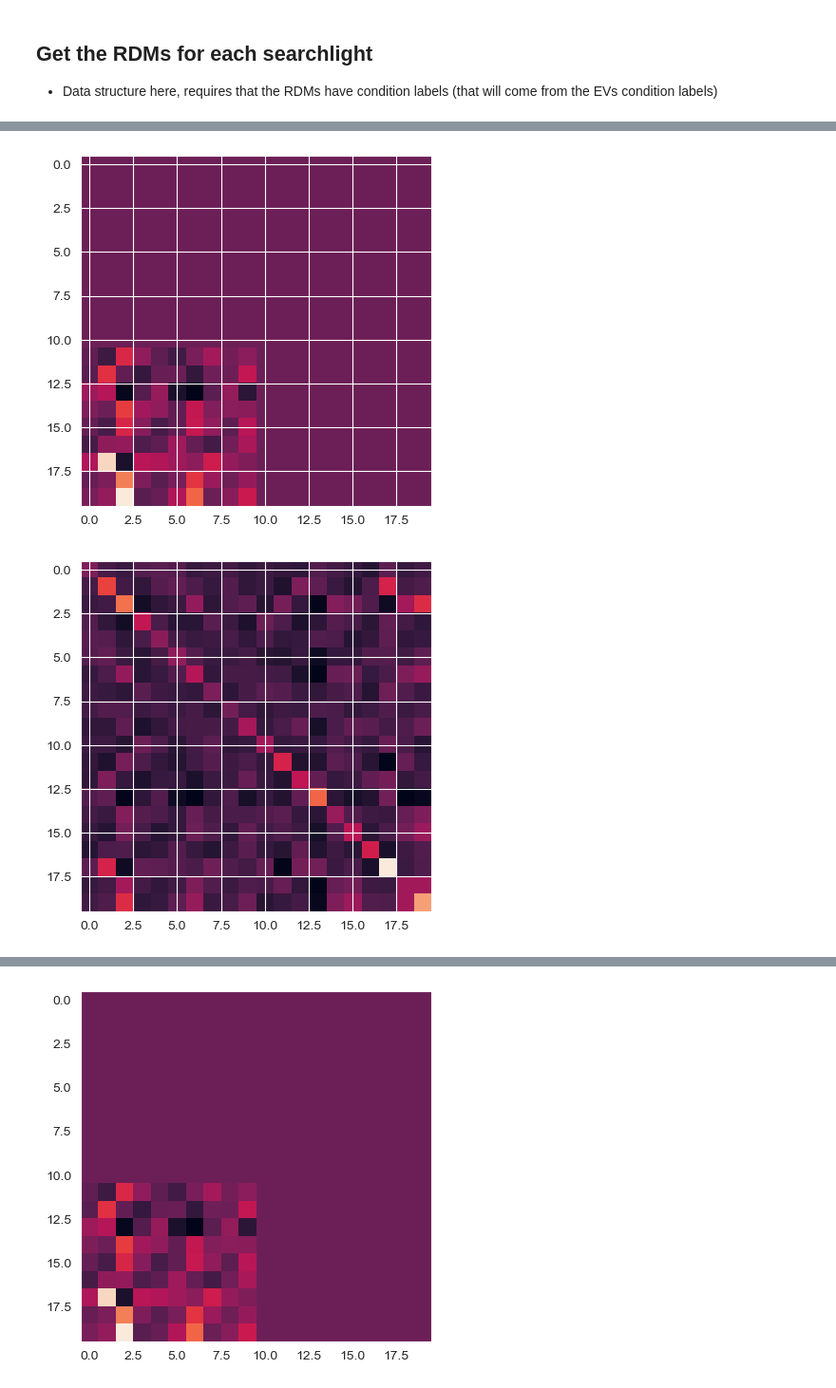
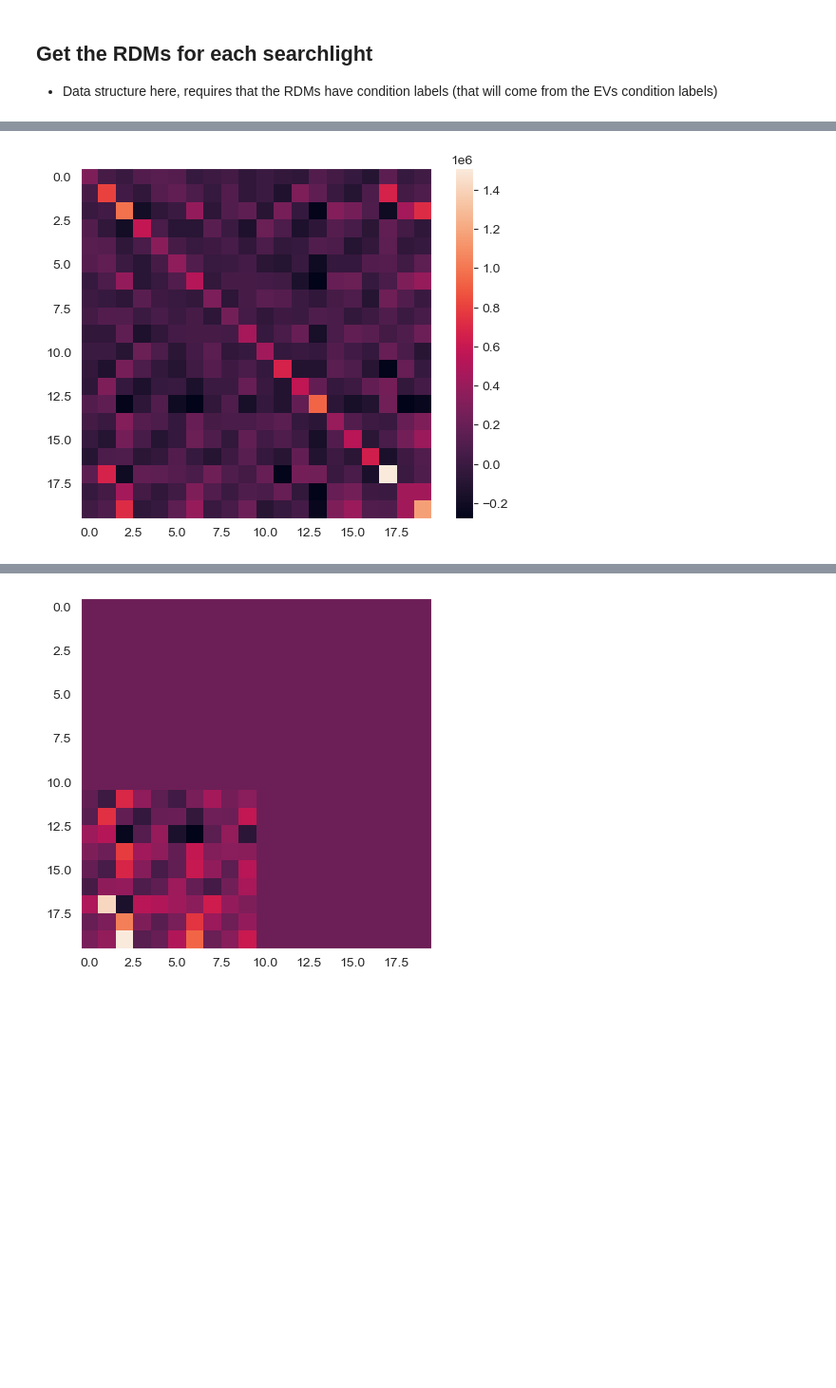
Before and after one commit to alifuaziz/multiple_clocks_repo, a Jupyter notebook: mc/replay_analysis/scripts/notebook-data-rdms.ipynb, the cells around one changed output, grey strips where cells are left out. Shown at 95% size. Drawn from its saved outputs; the diff is of its cells as text; code cells hidden in the pictures; blank space fills up the shorter version.

```diff
--- a/mc/replay_analysis/scripts/notebook-data-rdms.ipynb
+++ b/mc/replay_analysis/scripts/notebook-data-rdms.ipynb
@@ -159,9 +159,19 @@ data_searchlight[433185]
 rdm1 = np.zeros((len(data_searchlight[433185].columns), len(data_searchlight[433185].columns)))
 rdm2 = np.zeros((len(data_searchlight[433185].columns), len(data_searchlight[433185].columns)))
 
-for ev1_idx, EV in enumerate(data_searchlight[433185]):
-    for ev2_idx, EV2 in enumerate(data_searchlight[433185]):
+ma = data_searchlight[433185].to_numpy().T
+
+for ev1_idx, EV in enumerate(ma):
+    for ev2_idx, EV2 in enumerate(ma):
         if ev1_idx > 10 and ev2_idx < 10:
-            rdm1[ev1_idx, ev2_idx] = np.dot(data_searchlight[433185][EV], data_searchlight[433185][EV2])
-        rdm2[ev1_idx, ev2_idx] = np.dot(data_searchlight[433185][EV], data_searchlight[433185][EV2])
+            # rdm1[ev1_idx, ev2_idx] = np.dot(data_searchlight[433185][EV], data_searchlight[433185][EV2])
+            pass
+        rdm2[ev1_idx, ev2_idx] = np.dot(EV, EV2)
+
+
+%time
+
+plt.imshow(rdm2)
+plt.colorbar()
+plt.show()
 # %% [output]
@@ -168,2 +180 @@ for ev1_idx, EV in enumerate(data_searchlight[433185]):
-[figure, old version]
+[figure, new version]
-[figure, removed]
```
Also changed, not shown: parts of 2 cells of this notebook, 3 other files.
